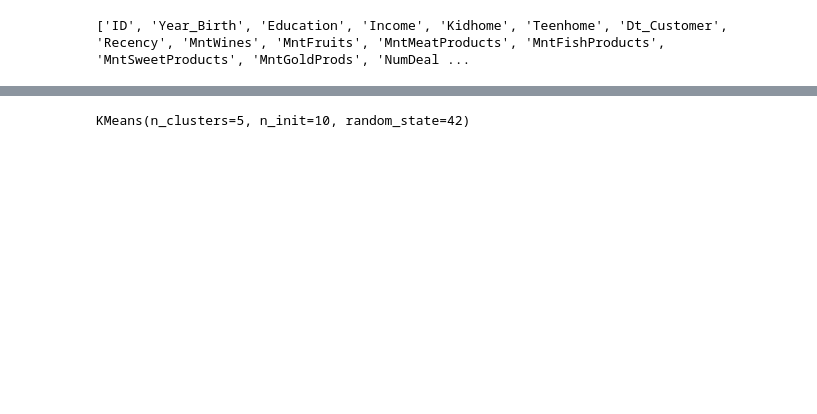
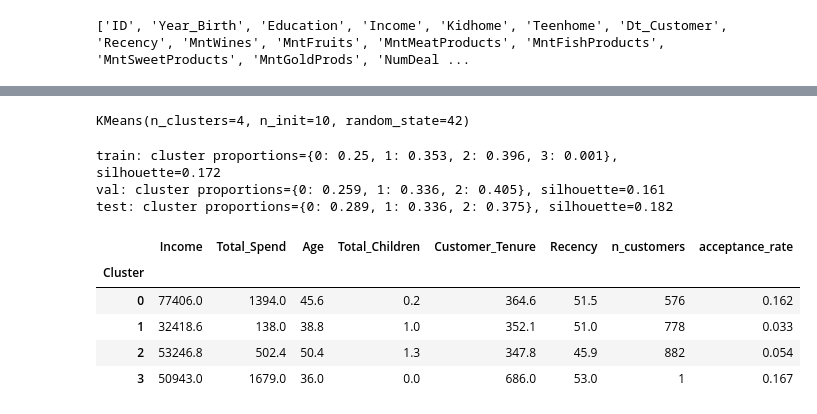
Before and after one commit to xuenlynn/reverie_datathon, a Jupyter notebook: training/01_training.ipynb, the cells around one changed output, grey strips where cells are left out. Cells and saved outputs as stored; diff of their text form; code cells hidden in the pictures; blank space fills up the shorter version.

```diff
--- a/training/01_training.ipynb
+++ b/training/01_training.ipynb
@@ -132,7 +99,58 @@ plt.show()
 # %%
 # Fit final KMeans with chosen k
-k = 5  # <-- set based on elbow + silhouette results above
+k = 4  # <-- set based on elbow + silhouette results above
 model = KMeans(n_clusters=k, random_state=42, n_init=10)
 model.fit(X_train)
 # %% [output]
-KMeans(n_clusters=5, n_init=10, random_state=42)
+KMeans(n_clusters=4, n_init=10, random_state=42)
+# %%
+# Predict on val/test + cluster stability check
+
+# Cluster assignments for all splits
+train_labels = model.labels_
+val_labels = model.predict(X_val)
+test_labels = model.predict(X_test)
+
+train['Cluster'] = train_labels
+val['Cluster'] = val_labels
+test['Cluster'] = test_labels
+
+# Stability check: does each split get a similar-sized spread of clusters?
+from sklearn.metrics import silhouette_score
+
+for name, labels, X in [('train', train_labels, X_train),
+                         ('val', val_labels, X_val),
+                         ('test', test_labels, X_test)]:
+    sizes = pd.Series(labels).value_counts(normalize=True).sort_index()
+    sil = silhouette_score(X, labels)
+    print(f'{name}: cluster proportions={sizes.round(3).to_dict()}, silhouette={sil:.3f}')
+# %% [output]
+train: cluster proportions={0: 0.25, 1: 0.353, 2: 0.396, 3: 0.001}, silhouette=0.172
+val: cluster proportions={0: 0.259, 1: 0.336, 2: 0.405}, silhouette=0.161
+test: cluster proportions={0: 0.289, 1: 0.336, 2: 0.375}, silhouette=0.182
+# %%
+# Per-cluster profiling table
+
+profile_cols = ['Income', 'Total_Spend', 'Age', 'Total_Children',
+                 'Customer_Tenure', 'Recency']
+# whether a customer accepted each of the company's past marketing campaigns.
+campaign_cols = ['AcceptedCmp1', 'AcceptedCmp2', 'AcceptedCmp3',
+                  'AcceptedCmp4', 'AcceptedCmp5', 'Response']
+
+# Combine splits for one full-sample profile (labels already assigned above)
+all_data = pd.concat([train, val, test], ignore_index=True)
+
+# customers .groupby their respective clusters
+# n_cust: no. cust per cluster
+cluster_profile = all_data.groupby('Cluster')[profile_cols].mean().round(1)
+cluster_profile['n_customers'] = all_data.groupby('Cluster').size()
+cluster_profile['acceptance_rate'] = all_data.groupby('Cluster')[campaign_cols].mean().mean(axis=1).round(3)
+
+cluster_profile
+# %% [output]
+|  | Income | Total_Spend | Age | Total_Children | Customer_Tenure | Recency | n_customers | acceptance_rate |
+| Cluster |  |  |  |  |  |  |  |  |
+| 0 | 77406.0 | 1394.0 | 45.6 | 0.2 | 364.6 | 51.5 | 576 | 0.162 |
+| 1 | 32418.6 | 138.0 | 38.8 | 1.0 | 352.1 | 51.0 | 778 | 0.033 |
+| 2 | 53246.8 | 502.4 | 50.4 | 1.3 | 347.8 | 45.9 | 882 | 0.054 |
+| 3 | 50943.0 | 1679.0 | 36.0 | 0.0 | 686.0 | 53.0 | 1 | 0.167 |
```
Also changed, not shown: parts of 8 cells of this notebook, 3 other files.
